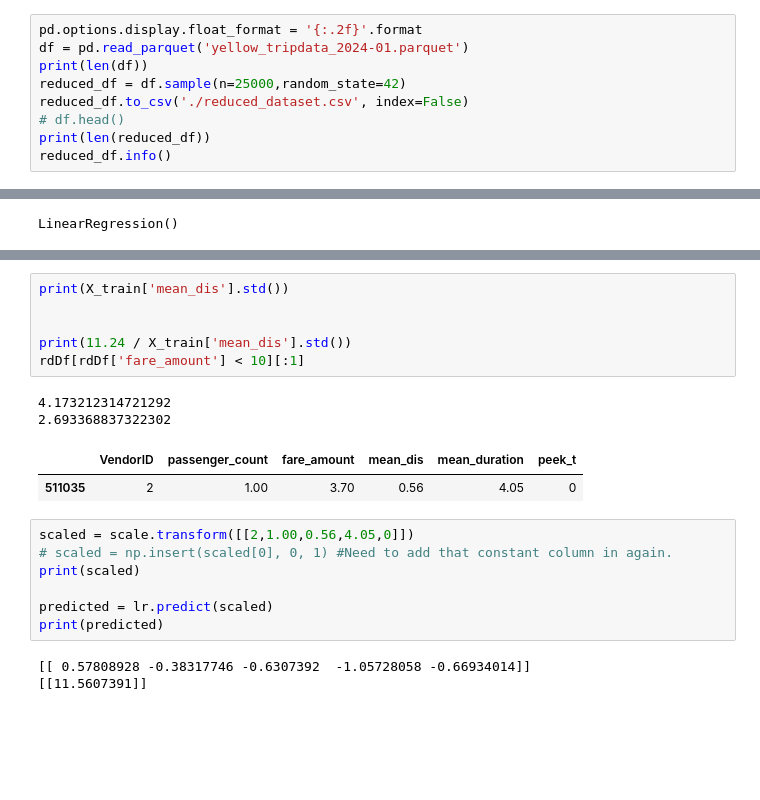
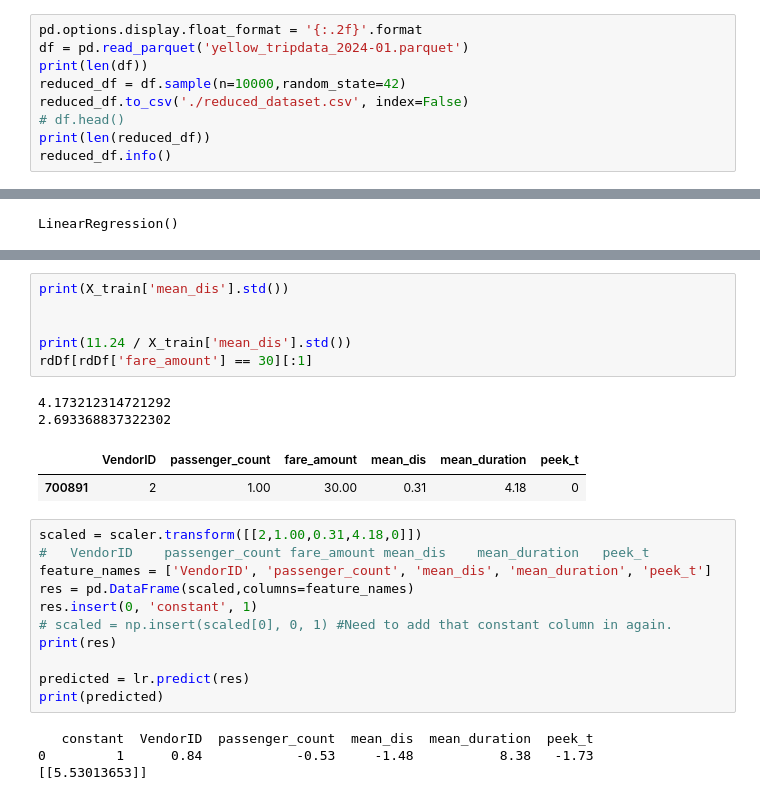
Before and after one commit to Hariharan-Sathiyamoorthy/Taxi_fare_predictor, a Jupyter notebook: CML.ipynb, the cells around one changed output, grey strips where cells are left out. Saved outputs shown, nothing was run; the diff lists cells and outputs as text; blank space fills up the shorter version.

```diff
--- a/CML.ipynb
+++ b/CML.ipynb
@@ -22,7 +22,7 @@ from sklearn.metrics import mean_absolute_error,r2_score,mean_squared_error
 pd.options.display.float_format = '{:.2f}'.format
 df = pd.read_parquet('yellow_tripdata_2024-01.parquet')
 print(len(df))
-reduced_df = df.sample(n=25000,random_state=42)
+reduced_df = df.sample(n=10000,random_state=42)
 reduced_df.to_csv('./reduced_dataset.csv', index=False)
 # df.head()
 print(len(reduced_df))
@@ -575,21 +586,26 @@ coefficients
 # %%
 print(X_train['mean_dis'].std())
 
 
 print(11.24 / X_train['mean_dis'].std())
-rdDf[rdDf['fare_amount'] < 10][:1]
+rdDf[rdDf['fare_amount'] == 30][:1]
 # %% [output]
 4.173212314721292
 2.693368837322302
 |  | VendorID | passenger_count | fare_amount | mean_dis | mean_duration | peek_t |
-| 511035 | 2 | 1.00 | 3.70 | 0.56 | 4.05 | 0 |
+| 700891 | 2 | 1.00 | 30.00 | 0.31 | 4.18 | 0 |
 # %%
-scaled = scale.transform([[2,1.00,0.56,4.05,0]])
+scaled = scaler.transform([[2,1.00,0.31,4.18,0]])
+# 	VendorID	passenger_count	fare_amount	mean_dis	mean_duration	peek_t
+feature_names = ['VendorID', 'passenger_count', 'mean_dis', 'mean_duration', 'peek_t']
+res = pd.DataFrame(scaled,columns=feature_names)
+res.insert(0, 'constant', 1)
 # scaled = np.insert(scaled[0], 0, 1) #Need to add that constant column in again.
-print(scaled)
+print(res)
 
-predicted = lr.predict(scaled)
+predicted = lr.predict(res)
 print(predicted)
 # %% [output]
-[[ 0.57808928 -0.38317746 -0.6307392  -1.05728058 -0.66934014]]
-[[11.5607391]]
+   constant  VendorID  passenger_count  mean_dis  mean_duration  peek_t
+0         1      0.84            -0.53     -1.48           8.38   -1.73
+[[5.53013653]]
```
Also changed, not shown: parts of 35 cells of this notebook, 1 other file.
